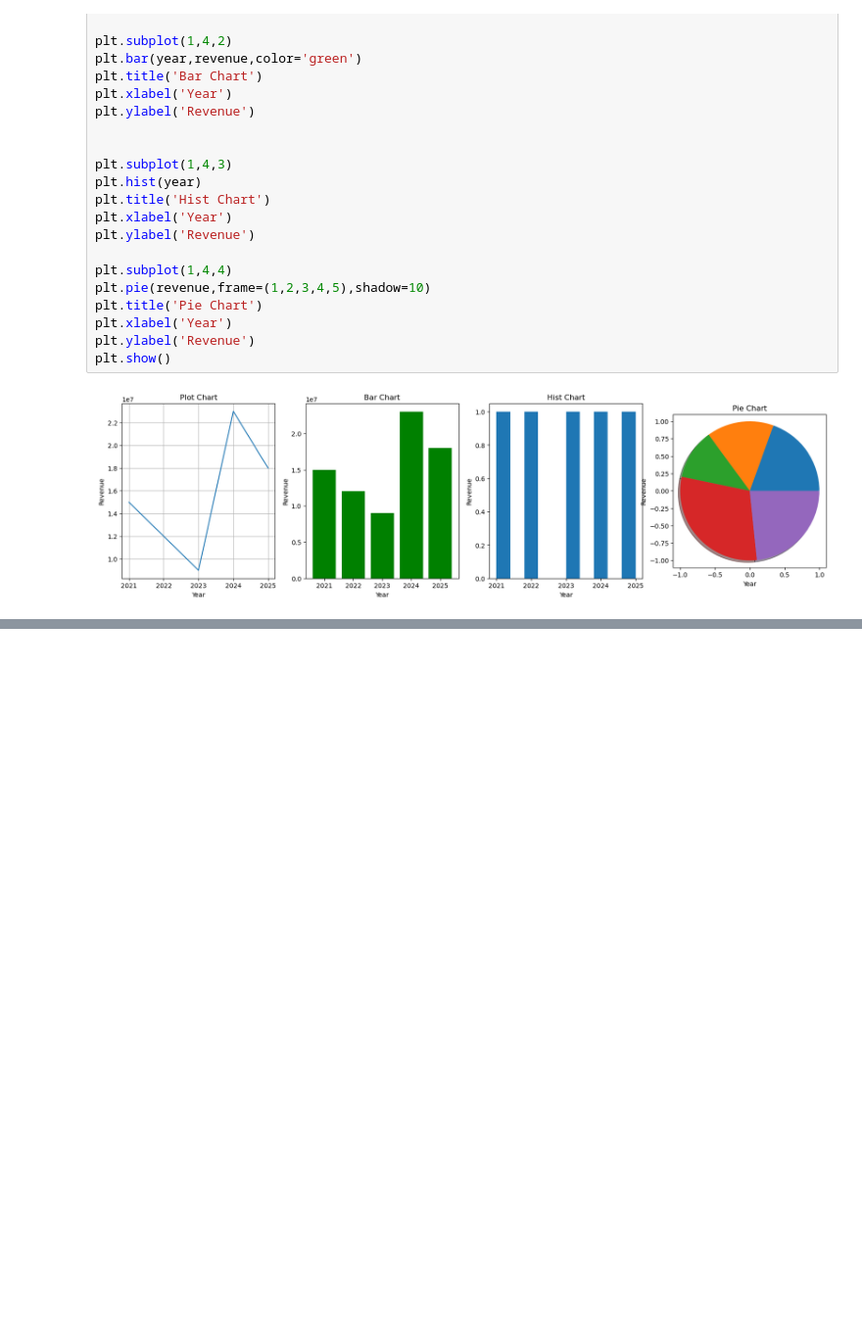
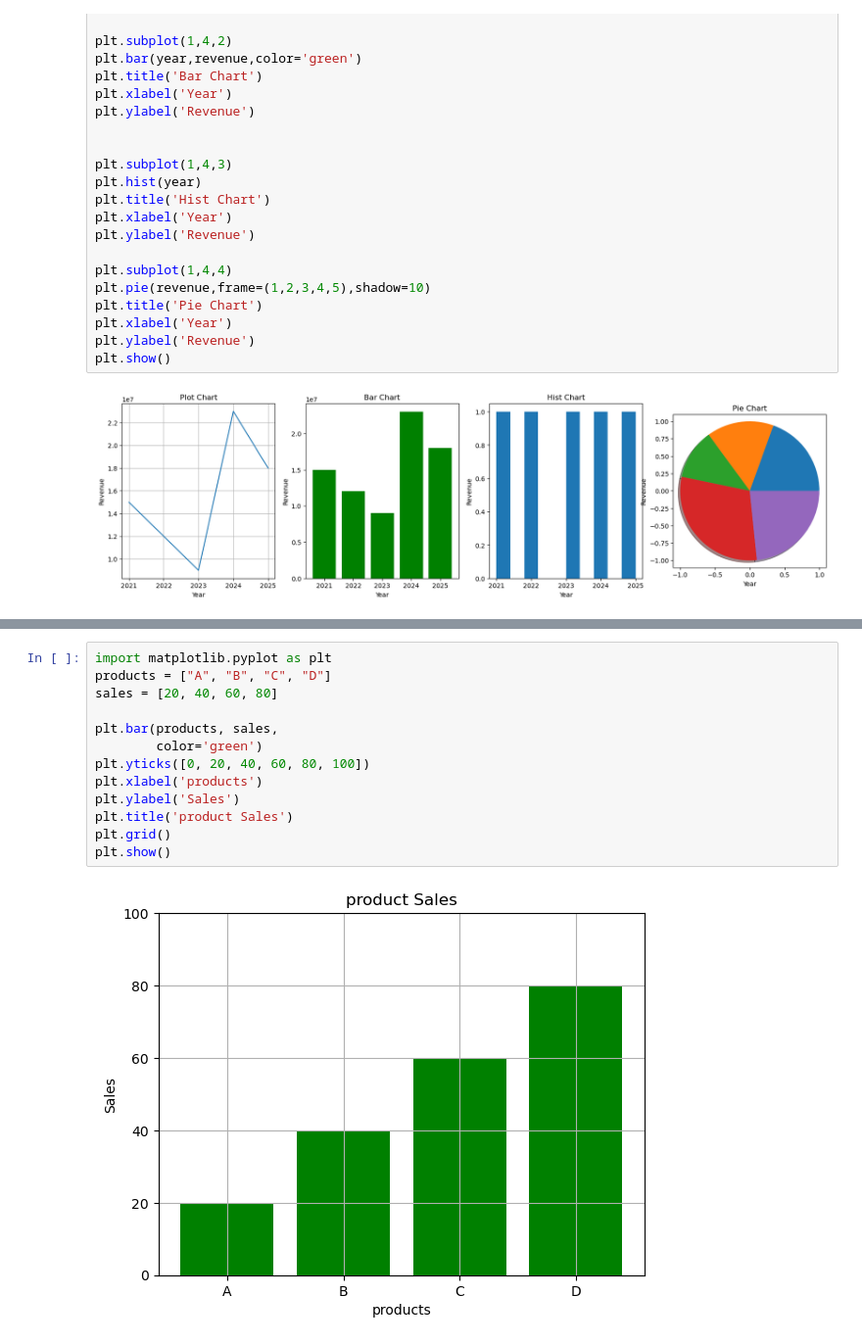
Before and after one commit to shripada-mahato/Matplotlib, a Jupyter notebook: operation.ipynb, the cells around one changed output, grey strips where cells are left out. Shown at 98% size. Drawn from its saved outputs; the diff is of its cells as text; blank space fills up the shorter version.

```diff
--- a/operation.ipynb
+++ b/operation.ipynb
@@ -445,0 +470,15 @@ plt.show()
+# %%
+import matplotlib.pyplot as plt
+products = ["A", "B", "C", "D"]
+sales = [20, 40, 60, 80]
+
+plt.bar(products, sales,
+        color='green')
+plt.yticks([0, 20, 40, 60, 80, 100])
+plt.xlabel('products')
+plt.ylabel('Sales')
+plt.title('product Sales')
+plt.grid()
+plt.show()
+# %% [output]
+[figure, added]
```
Also changed, not shown: parts of 3 cells of this notebook.
